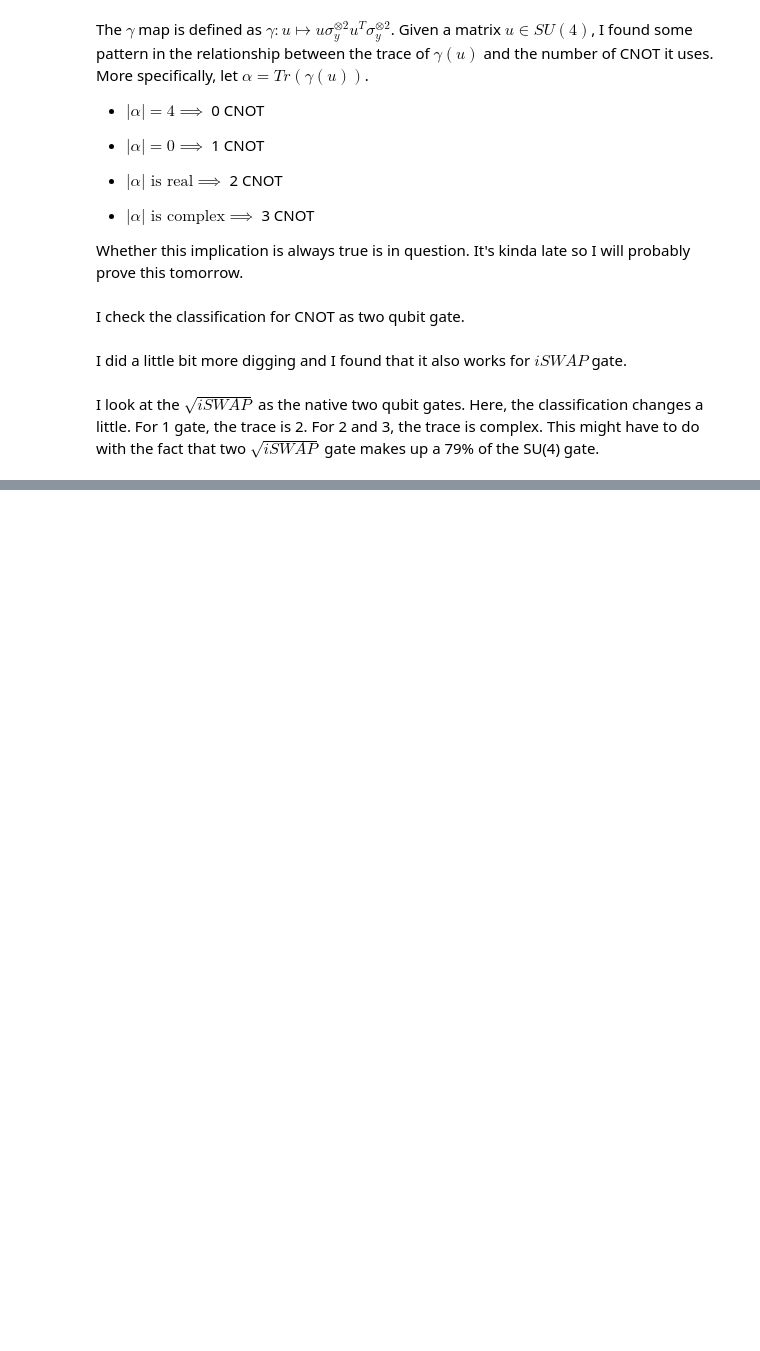
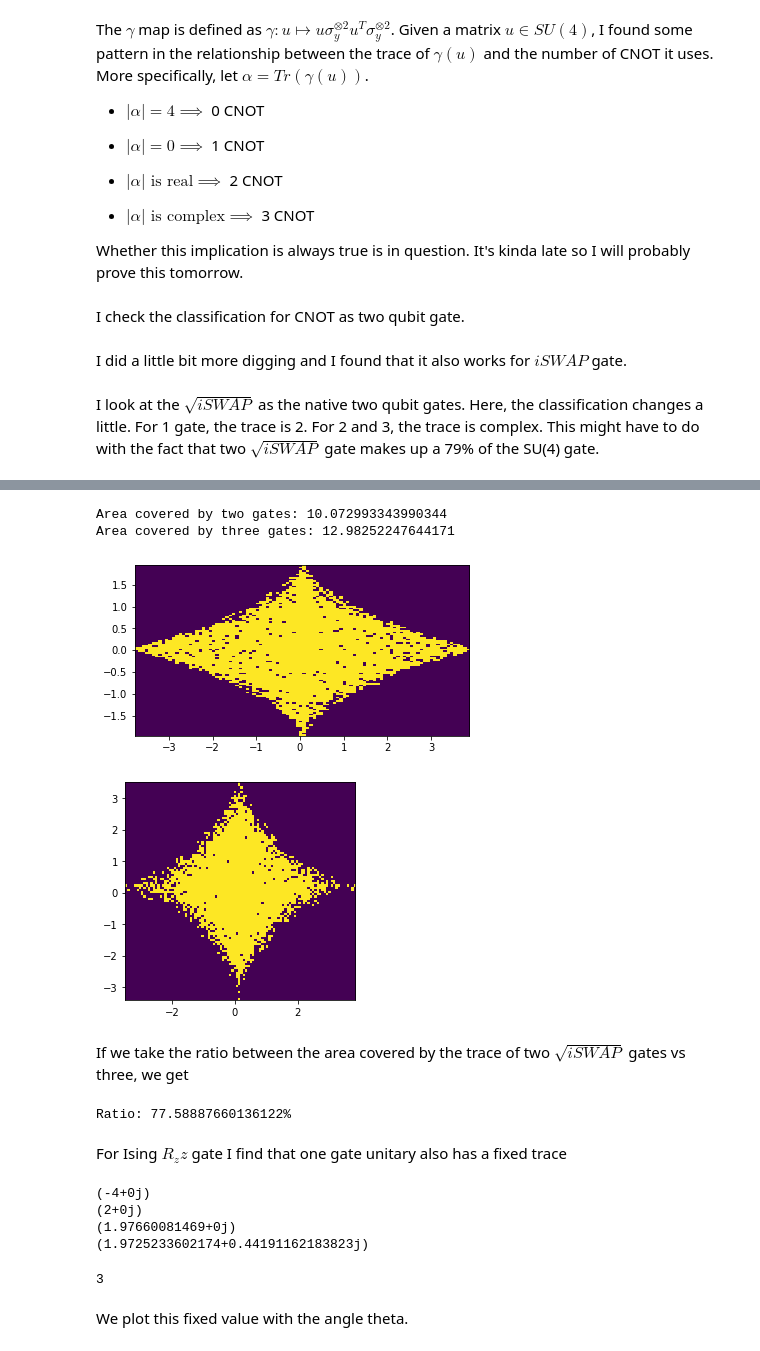
Before and after one commit to mpham26uchicago/QOSF_Mentorship, a Jupyter notebook: Jan 4, 2022 (Coded Chi Function).ipynb, the cells around one changed output, grey strips where cells are left out. Drawn from its saved outputs; the diff is of its cells as text; code cells hidden in the pictures; blank space fills up the shorter version.

```diff
--- a/Jan 4, 2022 (Coded Chi Function).ipynb
+++ b/Jan 4, 2022 (Coded Chi Function).ipynb
@@ -122,0 +185,66 @@ AssertionError: one
+# %%
+hist, xedges, yedges = np.histogram2d(np.real(trace_list1), np.imag(trace_list1), bins=no_bins)
+
+over_threshold = hist > 0
+
+fig = plt.figure()
+s = fig.add_subplot(1, 1, 1)
+s.imshow(
+    over_threshold, interpolation='nearest',
+    extent=[xedges[0], xedges[-1], yedges[0], yedges[-1]],
+    cmap=matplotlib.cm.viridis)
+
+area1 = over_threshold.sum() * (xedges[1] - xedges[0]) * (yedges[1] - yedges[0])
+print(f'Area covered by two gates: {area1}')
+
+hist, xedges, yedges = np.histogram2d(np.real(trace_list2), np.imag(trace_list2), bins=no_bins)
+
+over_threshold = hist > 0
+
+fig = plt.figure()
+s = fig.add_subplot(1, 1, 1)
+s.imshow(
+    over_threshold, interpolation='nearest',
+    extent=[xedges[0], xedges[-1], yedges[0], yedges[-1]],
+    cmap=matplotlib.cm.viridis)
+
+area2 = over_threshold.sum() * (xedges[1] - xedges[0]) * (yedges[1] - yedges[0])
+print(f'Area covered by three gates: {area2}')
+# %% [output]
+Area covered by two gates: 10.072993343990344
+Area covered by three gates: 12.98252247644171
+[figure, added]
+[figure, added]
+# %% [markdown]
+If we take the ratio between the area covered by the trace of two $\sqrt{iSWAP}$ gates vs three, we get
+# %%
+print(f"Ratio: {area1/area2 * 100}%")
+# %% [output]
+Ratio: 77.58887660136122%
+# %% [markdown]
+For Ising $R_zz$ gate I find that one gate unitary also has a fixed trace
+# %%
+gate = RZZGate(np.pi/3).to_matrix()
+
+MA = np.kron(random_unitary(2).data, random_unitary(2).data)
+MB = np.kron(random_unitary(2).data, random_unitary(2).data)
+MC = np.kron(random_unitary(2).data, random_unitary(2).data)
+MD = np.kron(random_unitary(2).data, random_unitary(2).data)
+
+M0 = MA
+M1 = M0@gate@MB
+M2 = M1@gate@MC
+M3 = M2@gate@MD
+
+classification(M0, True)
+classification(M1, True)
+classification(M2, True)
+classification(M3, True)
+# %% [output]
+(-4+0j)
+(2+0j)
+(1.97660081469+0j)
+(1.9725233602174+0.44191162183823j)
+3
+# %% [markdown]
+We plot this fixed value with the angle theta.
```
Also changed, not shown: parts of 15 cells of this notebook.
